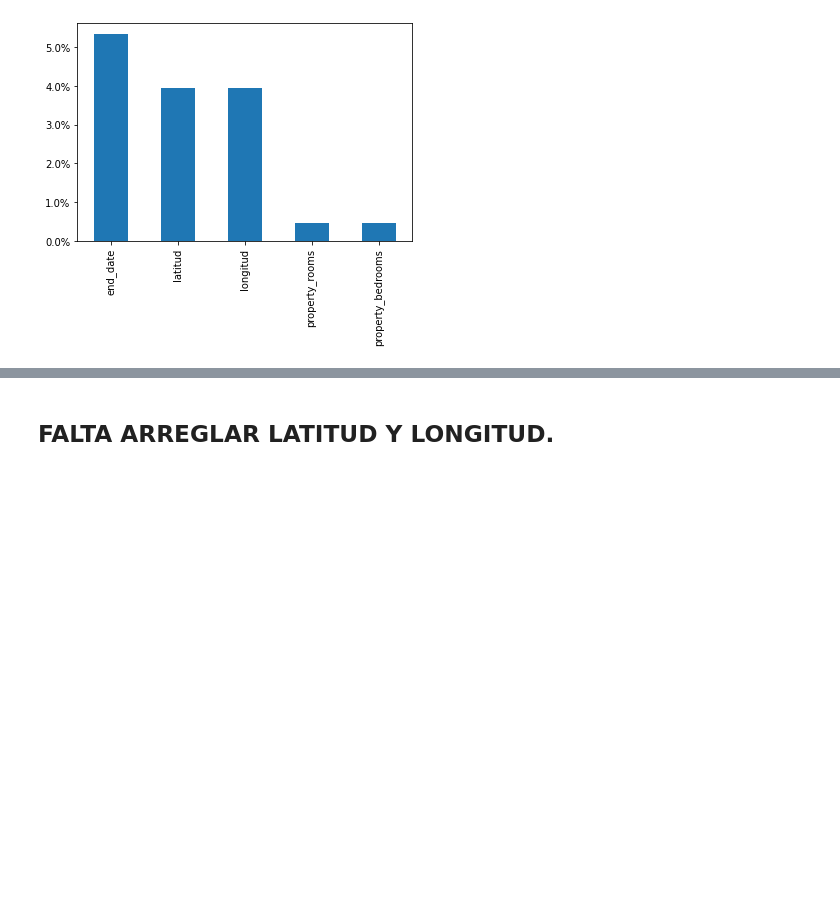
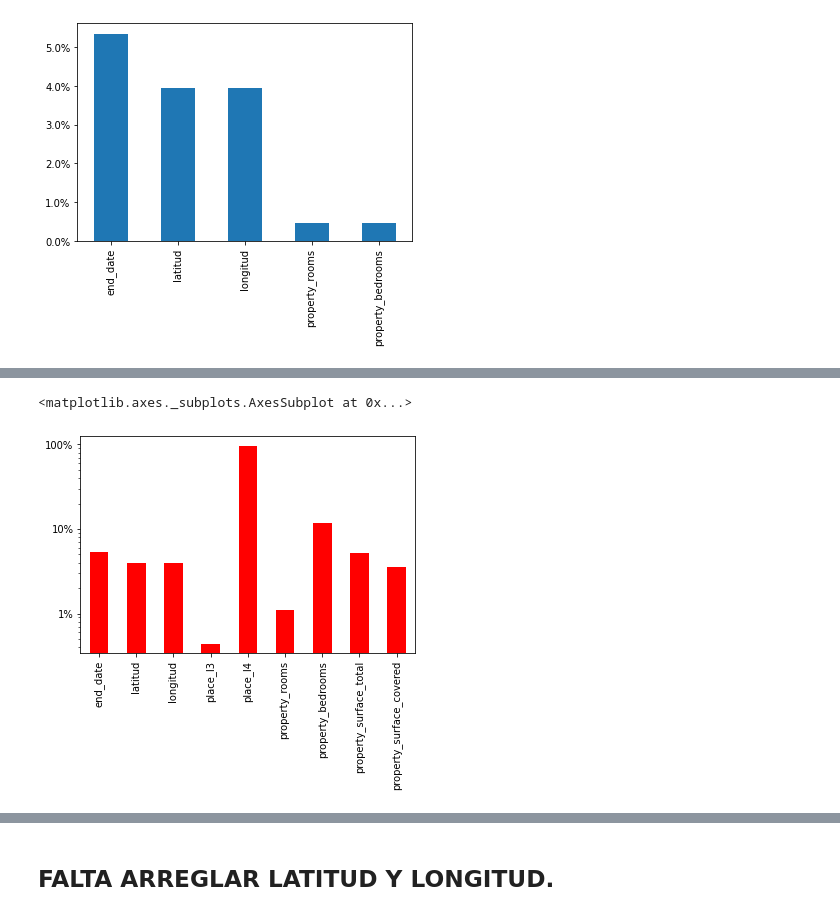
Before and after one commit to valencorrea/7506R-2C2022-GRUPO14, a Jupyter notebook: 7506R_TP1_GRUPO14_ENTREGA_ds.ipynb, the cells around one changed output, grey strips where cells are left out. Saved outputs shown, nothing was run; the diff lists cells and outputs as text; code cells hidden in the pictures; blank space fills up the shorter version.

```diff
--- a/7506R_TP1_GRUPO14_ENTREGA_ds.ipynb
+++ b/7506R_TP1_GRUPO14_ENTREGA_ds.ipynb
@@ -293,3 +293,5 @@ A continuación se realizara un análisis sobre los datos faltantes del datafram
+# %%
+df_copy = df.copy()
 # %% [markdown]
 ### Análisis a Nivel Columna
 
@@ -368,0 +391,8 @@ ax.yaxis.set_major_formatter(PercentFormatter())
+# %%
+fig, ax = plt.subplots()
+ax.set_yscale('log')
+ax.yaxis.set_major_formatter(PercentFormatter())
+(df_copy.isnull().sum() * 100 / len(df_copy)).replace(0,np.nan).dropna(axis=0,how="all").plot(ax=ax, kind='bar', color="red", zorder=0)
+# %% [output]
+<matplotlib.axes._subplots.AxesSubplot at 0x...>
+[figure, added]
```
Also changed, not shown: parts of 67 cells of this notebook.
